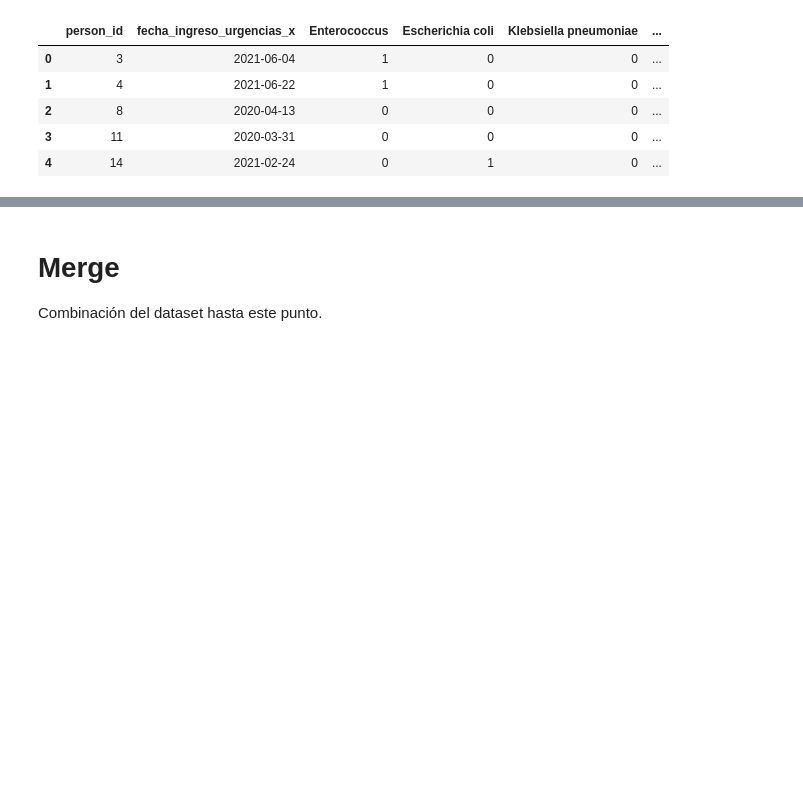
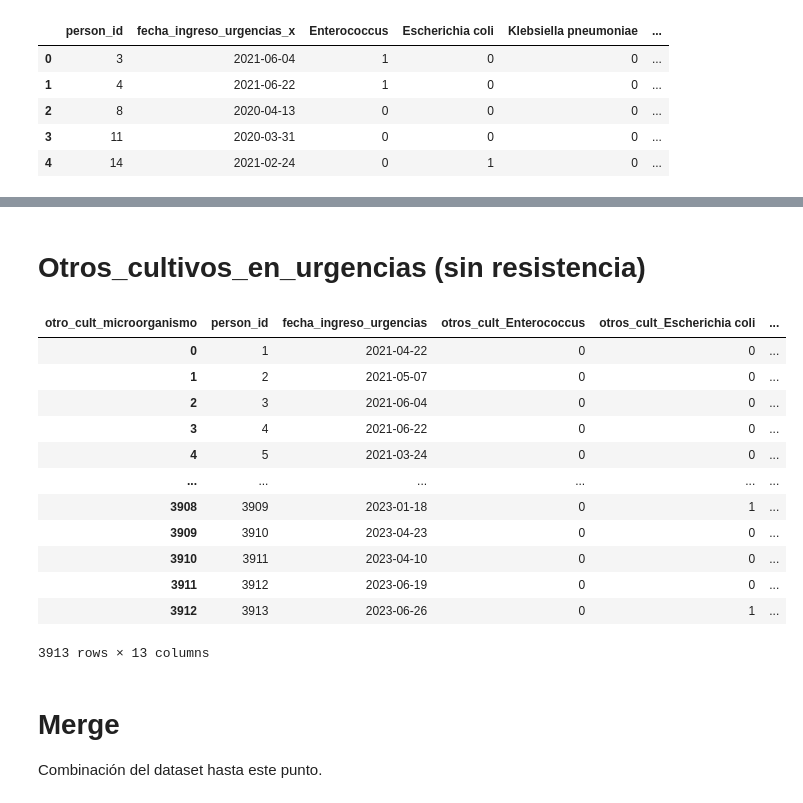
Before and after one commit to MePRAM/bd-tools, a Jupyter notebook: scripts/Preprocess.ipynb, the cells around one changed output, grey strips where cells are left out. Cells and saved outputs as stored; diff of their text form; code cells hidden in the pictures; blank space fills up the shorter version.

```diff
--- a/scripts/Preprocess.ipynb
+++ b/scripts/Preprocess.ipynb
@@ -611,3 +611,34 @@ tbl_infecciones_complete.head(5)
+# %% [markdown]
+# Otros_cultivos_en_urgencias (sin resistencia)
+# %%
+tbl_otros_cultivos_en_urgencias = copy.deepcopy(dataframes['tbl_otros_cultivos_en_urgencias'])
+tbl_otros_cultivos_en_urgencias["otro_cult_microorganismo"] = tbl_otros_cultivos_en_urgencias["microorganismo_otros_cult"].fillna("0").astype(int).astype(str).map(lambda x: organism_codes_map.get(x, "NEGATIVE"))
+tbl_otros_cultivos_en_urgencias = tbl_otros_cultivos_en_urgencias.drop(columns=["microorganismo_otros_cult", "id_otros_cultivos", "fecha_otros_cultivos", "bmr_etiologia_otros", "fenotipo_resistencia_otros"])
+tbl_otros_cultivos_en_urgencias["tipo_cultivo"] = tbl_otros_cultivos_en_urgencias["tipo_cultivo"].fillna(0)
+tbl_otros_cultivos_en_urgencias = tbl_otros_cultivos_en_urgencias.dropna().drop_duplicates()
+tbl_otros_cultivos_en_urgencias["dummy"] = 1
+tbl_otros_cultivos_en_urgencias_pivoted = tbl_otros_cultivos_en_urgencias.pivot_table(
+    index=["person_id", "fecha_ingreso_urgencias"],
+    columns="otro_cult_microorganismo",
+    values="dummy",
+    aggfunc="sum",
+    fill_value=0).reset_index()
+tbl_otros_cultivos_en_urgencias_pivoted = tbl_otros_cultivos_en_urgencias_pivoted.rename(columns=lambda x: f"otros_cult_{x}" if x not in ["person_id", "fecha_ingreso_urgencias"] else x)
+tbl_otros_cultivos_en_urgencias_pivoted
+# %% [output]
+| otro_cult_microorganismo | person_id | fecha_ingreso_urgencias | otros_cult_Enterococcus | otros_cult_Escherichia coli | ... |
+| 0 | 1 | 2021-04-22 | 0 | 0 | ... |
+| 1 | 2 | 2021-05-07 | 0 | 0 | ... |
+| 2 | 3 | 2021-06-04 | 0 | 0 | ... |
+| 3 | 4 | 2021-06-22 | 0 | 0 | ... |
+| 4 | 5 | 2021-03-24 | 0 | 0 | ... |
+| ... | ... | ... | ... | ... | ... |
+| 3908 | 3909 | 2023-01-18 | 0 | 1 | ... |
+| 3909 | 3910 | 2023-04-23 | 0 | 0 | ... |
+| 3910 | 3911 | 2023-04-10 | 0 | 0 | ... |
+| 3911 | 3912 | 2023-06-19 | 0 | 0 | ... |
+| 3912 | 3913 | 2023-06-26 | 0 | 1 | ... |
+3913 rows × 13 columns
 # %% [markdown]
 # Merge
 
```
Also changed, not shown: parts of 5 cells of this notebook.
